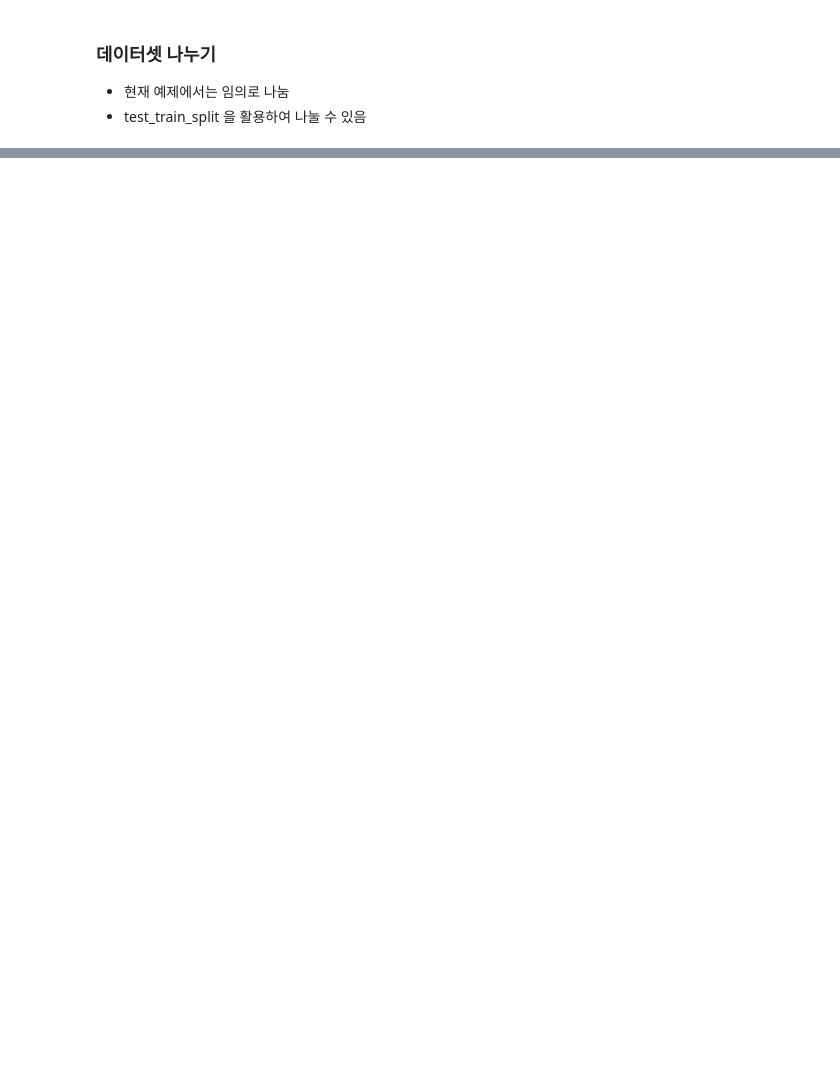
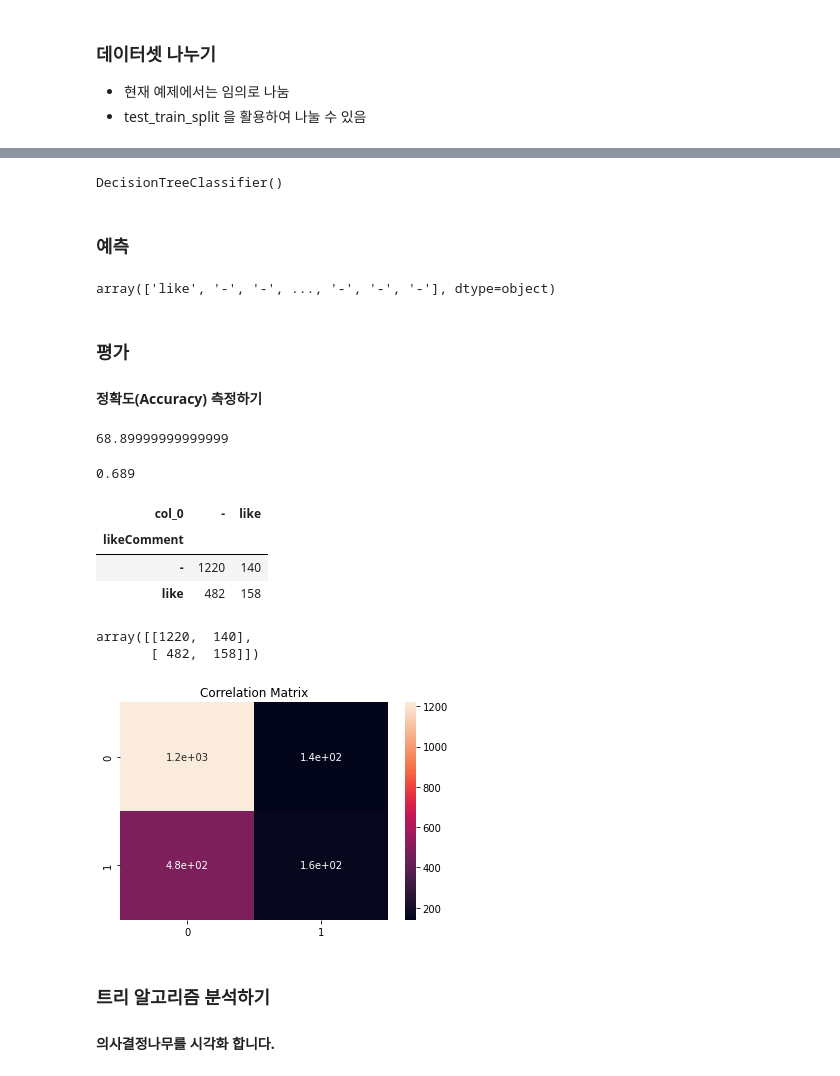
Before and after one commit to kkrree/todaysPython, a Jupyter notebook: 텍스트_분석_실습.ipynb, the cells around one changed output, grey strips where cells are left out. Drawn from its saved outputs; the diff is of its cells as text; code cells hidden in the pictures; blank space fills up the shorter version.

```diff
--- a/텍스트_분석_실습.ipynb
+++ b/텍스트_분석_실습.ipynb
@@ -134,6 +207,6 @@ Name: viewCount, Length: 6758, dtype: int64
 * test_train_split 을 활용하여 나눌 수 있음
 # %%
 # 8:2 의 비율로 구하기 위해 전체 데이터의 행에서 80% 위치에 해당되는 값을 구해서 split_count 라는 변수에 담습니다.
-splitCount = int(content.shape[0]*0.8)
+splitCount = int(comment.shape[0]*0.8)
 splitCount
 # %% [output]
@@ -192,0 +268,5 @@ X_test, Y_test
+# %%
+# DecisionTreeClassifier 사용
+from sklearn.tree import DecisionTreeClassifier
+model = DecisionTreeClassifier()
+model
@@ -192,0 +277,54 @@ X_test, Y_test
+# %%
+# fit(문제, 정답)
+model.fit(X_train,Y_train)
+# %% [output]
+DecisionTreeClassifier()
+# %% [markdown]
+### 예측
+# %%
+# predict(실전문제)
+Y_predict = model.predict(X_test)
+Y_predict
+# %% [output]
+array(['like', '-', '-', ..., '-', '-', '-'], dtype=object)
+# %% [markdown]
+### 평가
+#### 정확도(Accuracy) 측정하기
+# %%
+# 예측의 정확도를 구합니다. 100점 만점 중에 몇 점을 맞았는지 구한다고 보면 됩니다.
+(Y_test == Y_predict).mean()*100
+# %% [output]
+68.89999999999999
+# %%
+# 위에서 처럼 직접 구할 수도 있지만 미리 구현된 알고리즘을 가져와 사용합니다.
+# sklearn.metrics 의 accuracy_score 를 가져옵니다.
+from sklearn.metrics import accuracy_score
+accuracy_score(Y_test, Y_predict)
+# %% [output]
+0.689
+# %%
+# crosstab 으로 confusion matrix 를 구합니다.
+pd.crosstab(Y_test,Y_predict)
+# %% [output]
+| col_0 | - | like |
+| likeComment |  |  |
+| - | 1220 | 140 |
+| like | 482 | 158 |
+# %%
+# confusion_matrix 를 통해 구할 수도 있습니다.
+from sklearn.metrics import confusion_matrix
+confusion_matrix(Y_test,Y_predict)
+# %% [output]
+array([[1220,  140],
+       [ 482,  158]])
+# %%
+# correlation marix 시각화
+corr_matrix = confusion_matrix(Y_test,Y_predict)
+sns.heatmap(corr_matrix, annot=True)
+plt.title('Correlation Matrix')
+plt.show()
+# %% [output]
+[figure, added]
+# %% [markdown]
+### 트리 알고리즘 분석하기
+#### 의사결정나무를 시각화 합니다.
```
Also changed, not shown: parts of 18 cells of this notebook.
